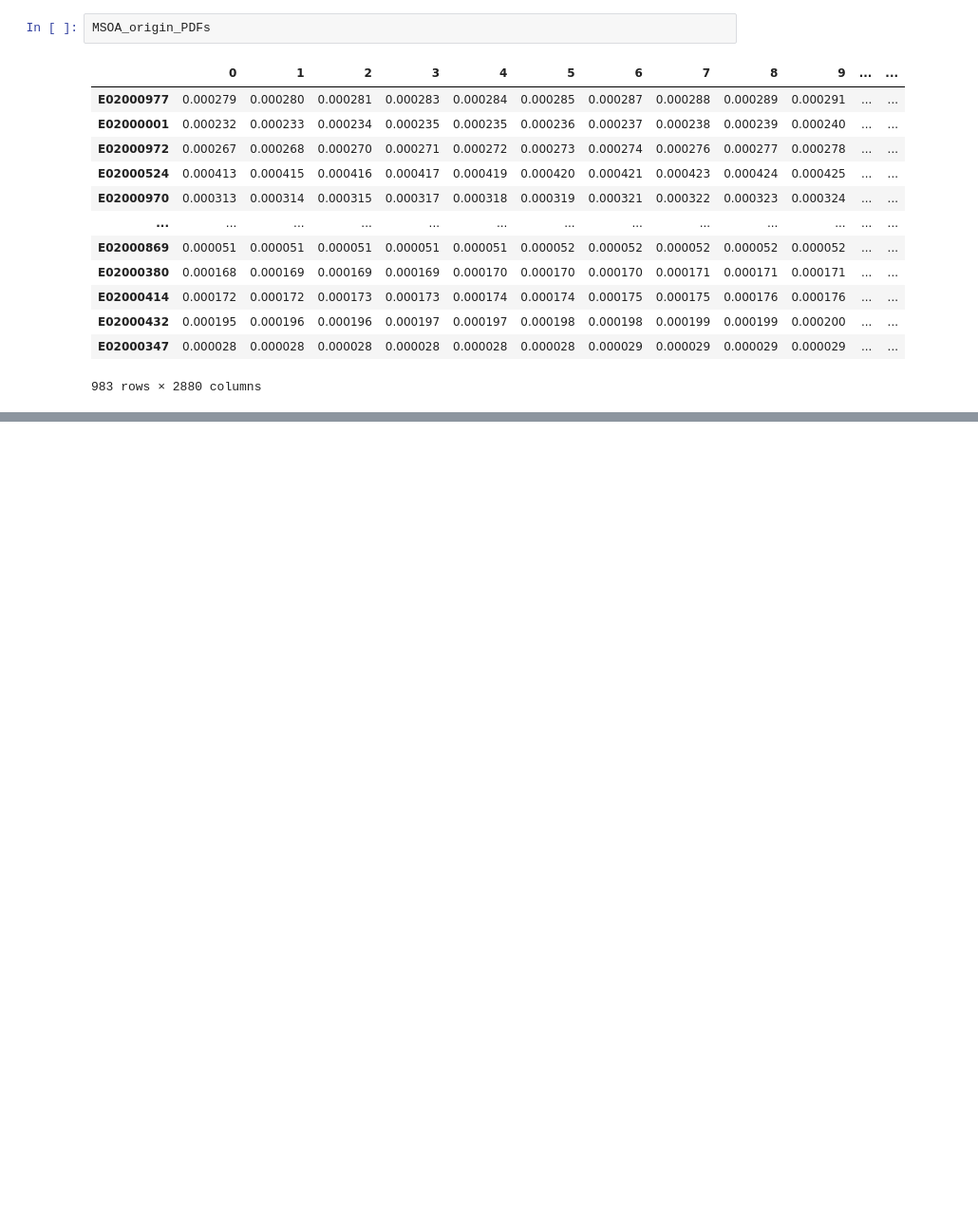
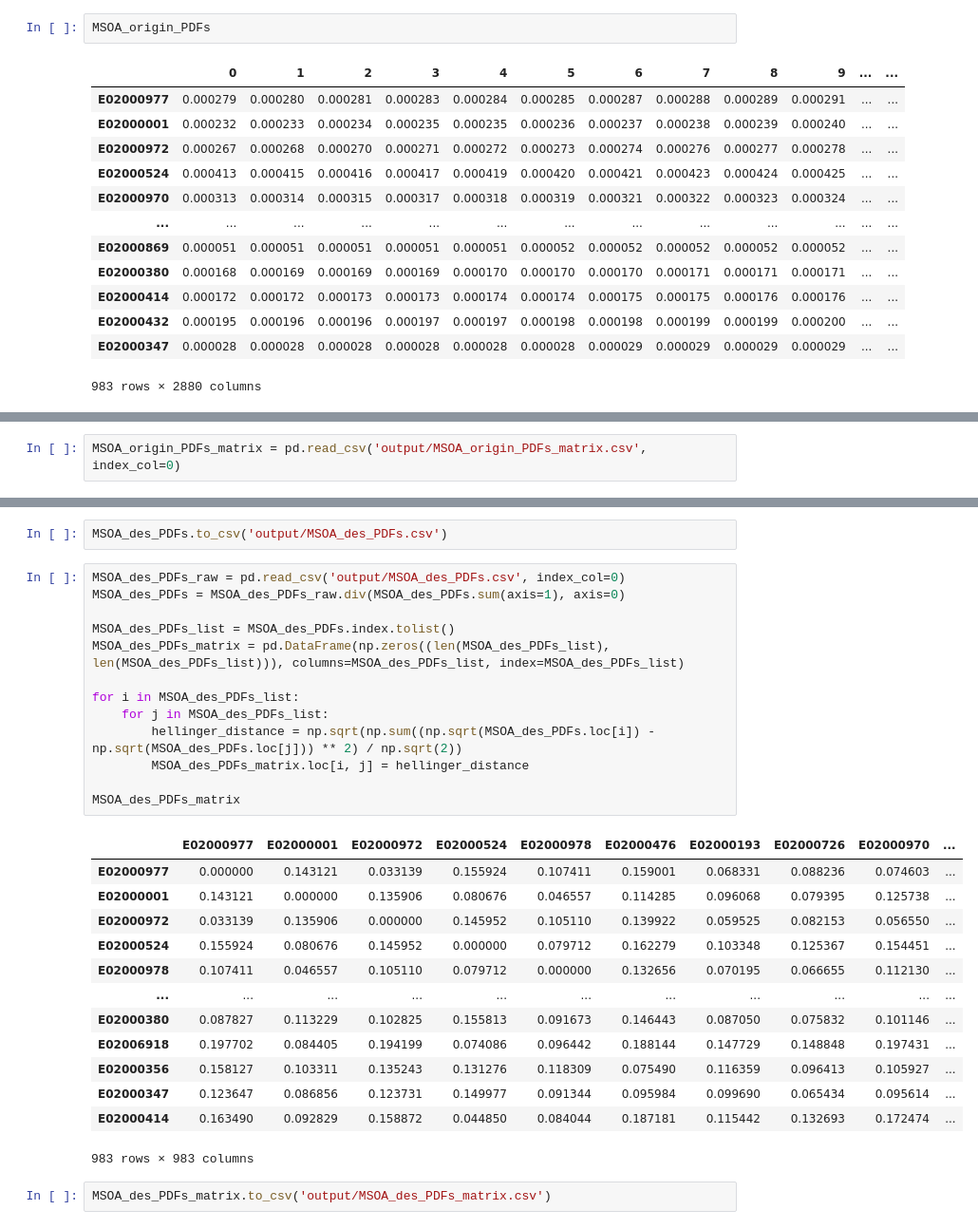
Before and after one commit to yiyansun/msc_dissertation_casa, a Jupyter notebook: datacleaning.ipynb, the cells around one changed output, grey strips where cells are left out. Shown at 95% size. Saved outputs shown, nothing was run; the diff lists cells and outputs as text; blank space fills up the shorter version.

```diff
--- a/datacleaning.ipynb
+++ b/datacleaning.ipynb
@@ -128,0 +252,2 @@ df_destination
+# %%
+MSOA_origin_PDFs_matrix = pd.read_csv('output/MSOA_origin_PDFs_matrix.csv', index_col=0)
@@ -369,0 +351,31 @@ plt.show()
+# %%
+MSOA_des_PDFs.to_csv('output/MSOA_des_PDFs.csv')
+# %%
+MSOA_des_PDFs_raw = pd.read_csv('output/MSOA_des_PDFs.csv', index_col=0)
+MSOA_des_PDFs = MSOA_des_PDFs_raw.div(MSOA_des_PDFs.sum(axis=1), axis=0)
+
+MSOA_des_PDFs_list = MSOA_des_PDFs.index.tolist()
+MSOA_des_PDFs_matrix = pd.DataFrame(np.zeros((len(MSOA_des_PDFs_list), len(MSOA_des_PDFs_list))), columns=MSOA_des_PDFs_list, index=MSOA_des_PDFs_list)
+
+for i in MSOA_des_PDFs_list:
+    for j in MSOA_des_PDFs_list:
+        hellinger_distance = np.sqrt(np.sum((np.sqrt(MSOA_des_PDFs.loc[i]) - np.sqrt(MSOA_des_PDFs.loc[j])) ** 2) / np.sqrt(2))
+        MSOA_des_PDFs_matrix.loc[i, j] = hellinger_distance
+
+MSOA_des_PDFs_matrix
+# %% [output]
+|  | E02000977 | E02000001 | E02000972 | E02000524 | E02000978 | E02000476 | E02000193 | E02000726 | E02000970 | ... |
+| E02000977 | 0.000000 | 0.143121 | 0.033139 | 0.155924 | 0.107411 | 0.159001 | 0.068331 | 0.088236 | 0.074603 | ... |
+| E02000001 | 0.143121 | 0.000000 | 0.135906 | 0.080676 | 0.046557 | 0.114285 | 0.096068 | 0.079395 | 0.125738 | ... |
+| E02000972 | 0.033139 | 0.135906 | 0.000000 | 0.145952 | 0.105110 | 0.139922 | 0.059525 | 0.082153 | 0.056550 | ... |
+| E02000524 | 0.155924 | 0.080676 | 0.145952 | 0.000000 | 0.079712 | 0.162279 | 0.103348 | 0.125367 | 0.154451 | ... |
+| E02000978 | 0.107411 | 0.046557 | 0.105110 | 0.079712 | 0.000000 | 0.132656 | 0.070195 | 0.066655 | 0.112130 | ... |
+| ... | ... | ... | ... | ... | ... | ... | ... | ... | ... | ... |
+| E02000380 | 0.087827 | 0.113229 | 0.102825 | 0.155813 | 0.091673 | 0.146443 | 0.087050 | 0.075832 | 0.101146 | ... |
+| E02006918 | 0.197702 | 0.084405 | 0.194199 | 0.074086 | 0.096442 | 0.188144 | 0.147729 | 0.148848 | 0.197431 | ... |
+| E02000356 | 0.158127 | 0.103311 | 0.135243 | 0.131276 | 0.118309 | 0.075490 | 0.116359 | 0.096413 | 0.105927 | ... |
+| E02000347 | 0.123647 | 0.086856 | 0.123731 | 0.149977 | 0.091344 | 0.095984 | 0.099690 | 0.065434 | 0.095614 | ... |
+| E02000414 | 0.163490 | 0.092829 | 0.158872 | 0.044850 | 0.084044 | 0.187181 | 0.115442 | 0.132693 | 0.172474 | ... |
+983 rows × 983 columns
+# %%
+MSOA_des_PDFs_matrix.to_csv('output/MSOA_des_PDFs_matrix.csv')
```
Also changed, not shown: parts of 42 cells of this notebook, 1 other file.
